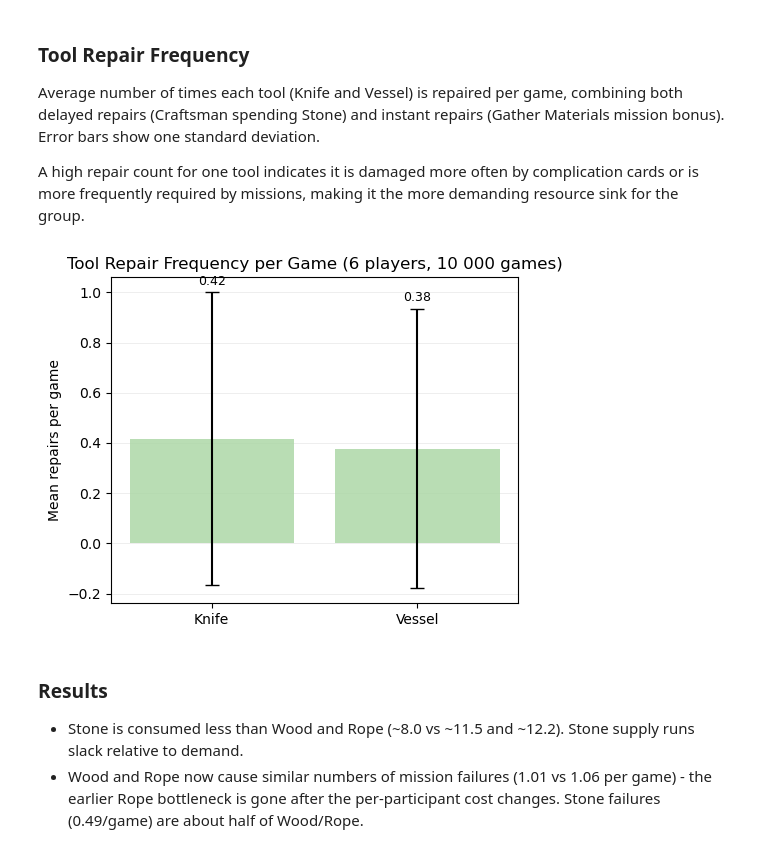
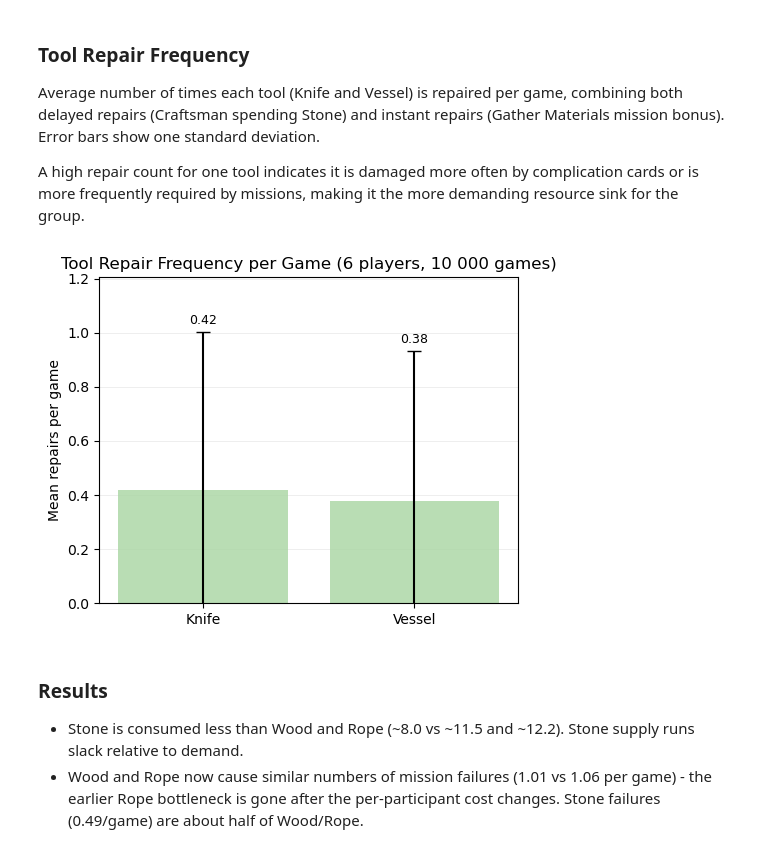
Before and after one commit to simo21-ss/volcano-rush, a Jupyter notebook: notebooks/math_concepts/4_simulation_resource_efficiency.ipynb, the cells around one changed output. Drawn from its saved outputs; the diff is of its cells as text; code cells hidden in the pictures.

```diff
--- a/notebooks/math_concepts/4_simulation_resource_efficiency.ipynb
+++ b/notebooks/math_concepts/4_simulation_resource_efficiency.ipynb
@@ -160,20 +173,32 @@ failure_labels_sorted = [triple[0] for triple in sorted_pairs]
 failure_means_sorted = [triple[1] for triple in sorted_pairs]
 failure_stds_sorted = [triple[2] for triple in sorted_pairs]
 
+# Negative failure counts are impossible; clip the left edge so error bars
+# stop at zero. Pad the right edge so the numeric labels (placed past each
+# error-bar tip) stay inside the axes.
+LABEL_OFFSET_FRACTION = 0.03
+AXIS_HEADROOM_FRACTION = 0.15
+
+max_failure_tip = max(mean + std for mean, std in zip(failure_means_sorted, failure_stds_sorted))
+label_offset = max_failure_tip * LABEL_OFFSET_FRACTION
+axis_right = max_failure_tip * (1 + AXIS_HEADROOM_FRACTION)
+
 plt.figure(figsize = (8, 4))
 
 plt.barh(
     failure_labels_sorted,
     failure_means_sorted,
-    xerr    = failure_stds_sorted,
-    color   = "#f4a9a8",
-    alpha   = 0.8,
+    xerr = failure_stds_sorted,
+    color = "#f4a9a8",
+    alpha = 0.8,
     capsize = 5,
-    zorder  = 2,
+    zorder = 2,
 )
 
 for i, (mean, std) in enumerate(zip(failure_means_sorted, failure_stds_sorted)):
-    plt.text(mean + std + 0.03, i, f"{mean:.2f}", va = "center", fontsize = 9)
+    plt.text(mean + std + label_offset, i, f"{mean:.2f}", va = "center", fontsize = 9)
+
+plt.xlim(0, axis_right)
 
 plt.xlabel("Mean failures per game")
 plt.title("Mission Failure Causes per Game (6 players, 10 000 games)")
@@ -192,31 +217,42 @@ A high repair count for one tool indicates it is damaged more often by complicat
 # %%
 tool_labels = [t.name.title() for t in TOOLS]
 repair_means = [data[f"repairs_{t.name}"].mean() for t in TOOLS]
 repair_stds = [data[f"repairs_{t.name}"].std() for t in TOOLS]
+
+# Negative repair counts are impossible; clip the bottom and pad the top so
+# the numeric labels (placed above each error-bar tip) stay inside the axes.
+LABEL_OFFSET_FRACTION = 0.03
+AXIS_HEADROOM_FRACTION = 0.20
+
+max_repair_tip = max(mean + std for mean, std in zip(repair_means, repair_stds))
+label_offset = max_repair_tip * LABEL_OFFSET_FRACTION
+axis_top = max_repair_tip * (1 + AXIS_HEADROOM_FRACTION)
 
 plt.figure(figsize = (5, 4))
 
 plt.bar(
     tool_labels,
     repair_means,
-    yerr    = repair_stds,
-    color   = "#a8d5a2",
-    alpha   = 0.8,
+    yerr = repair_stds,
+    color = "#a8d5a2",
+    alpha = 0.8,
     capsize = 5,
-    zorder  = 2,
+    zorder = 2,
 )
 
 for i, (mean, std) in enumerate(zip(repair_means, repair_stds)):
-    plt.text(i, mean + std + 0.03, f"{mean:.2f}", ha = "center", fontsize = 9)
+    plt.text(i, mean + std + label_offset, f"{mean:.2f}", ha = "center", fontsize = 9)
+
+plt.ylim(0, axis_top)
 
 plt.ylabel("Mean repairs per game")
 plt.title("Tool Repair Frequency per Game (6 players, 10 000 games)")
 plt.grid(axis = "y", alpha = 0.3, zorder = 0)
 
 plt.tight_layout()
 plt.show()
 # %% [output]
-[figure, old version]
+[figure, new version]
 # %% [markdown]
 ### Results
 
```
Also changed, not shown: parts of 4 cells of this notebook.
